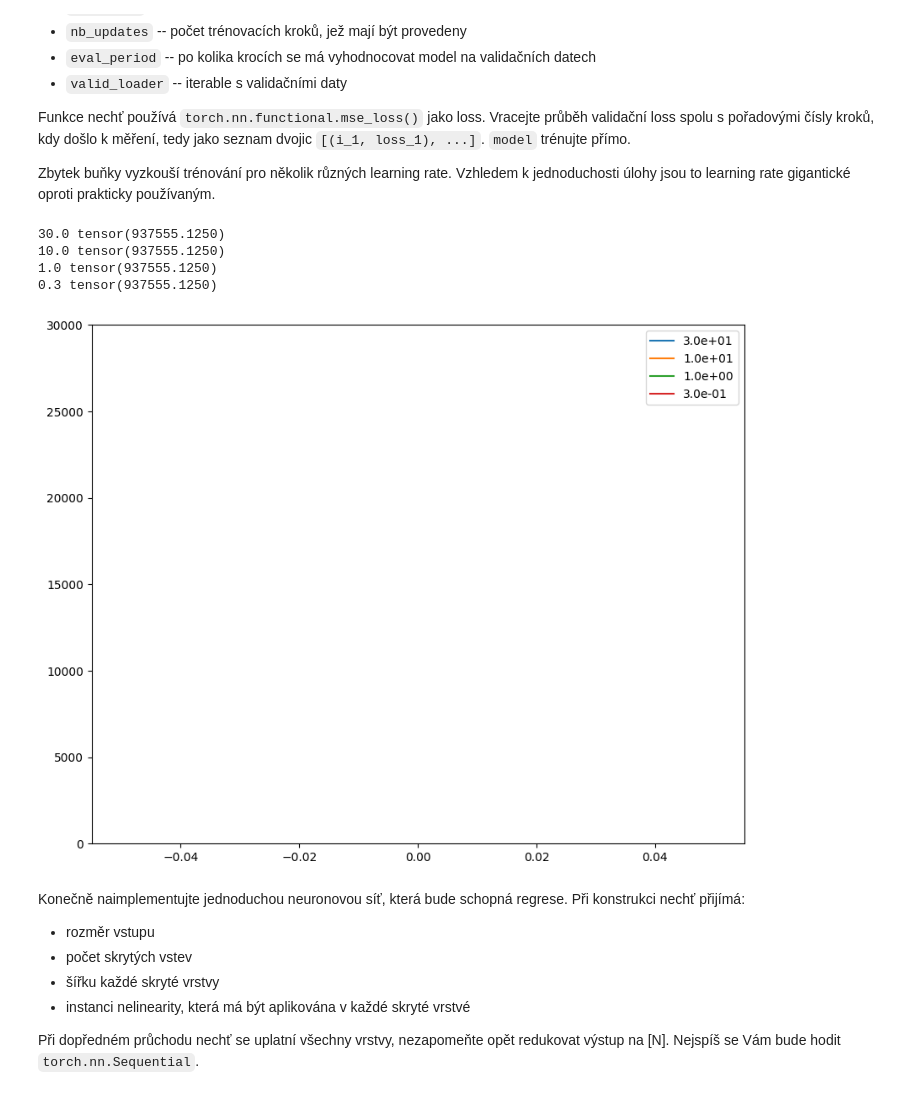
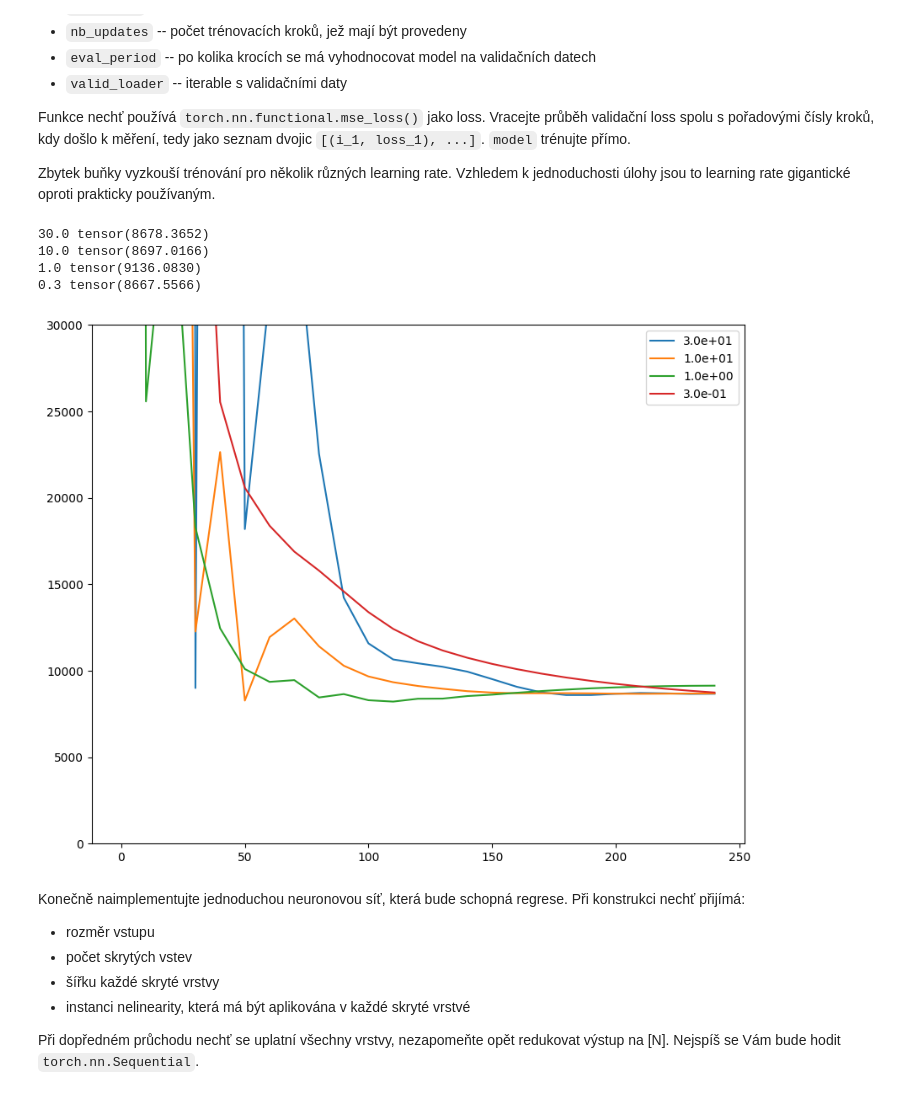
Before and after one commit to dnosko/SUI, a Jupyter notebook: proj3/zadani.ipynb, the cells around one changed output. Saved outputs shown, nothing was run; the diff lists cells and outputs as text; code cells hidden in the pictures.

Commit message:
train model, but sth is wrong

```diff
--- a/proj3/zadani.ipynb
+++ b/proj3/zadani.ipynb
@@ -338,39 +338,50 @@ Vracejte průběh validační loss spolu s pořadovými čísly kroků, kdy doš
 Zbytek buňky vyzkouší trénování pro několik různých learning rate.
 Vzhledem k jednoduchosti úlohy jsou to learning rate gigantické oproti prakticky používaným.
 # %%
-train_loader = None
+train_loader = torch.utils.data.DataLoader(train_dataset, batch_size=32, shuffle=False, drop_last=False)
 
-train_stream = None
+train_stream = next(iter(train_loader))
 
 def train(model, train_stream, optimizer, nb_updates, eval_period, valid_loader):
     valid_progress = []
 
     model.train()
     for i in range(nb_updates):
-        pass
+        t_in, t_labels = train_stream
+        y = model.forward(t_in)
+        loss = torch.nn.functional.mse_loss(y, t_labels)
+        optimizer.zero_grad()
+        loss.backward()
+        optimizer.step()
+
+        if i % eval_period == 0:
+            def eval_model():
+                return evaluate(model, valid_loader)
+            optimizer.step(eval_model)
+            valid_progress.append((i, eval_model()))
 
     return valid_progress
 
 def lr_progress(lr):
     linear_predictor = LinearRegression(train_dataset.in_dim)
     optimizer = torch.optim.Adam(linear_predictor.parameters(), lr)
     progress = train(linear_predictor, train_stream, optimizer, 250, 10, valid_loader)
     print(lr, evaluate(linear_predictor, valid_loader))
     return progress
 
 plt.figure(figsize=(10, 8))
 for lr in [3e+1, 1e+1, 1e+0, 3e-1]:
     progress = lr_progress(lr)
     plt.plot([item[0] for item in progress], [item[1] for item in progress], label=f"{lr:.1e}")
 plt.legend()
 plt.ylim(0, 30000)
 plt.show()
 # %% [output]
-30.0 tensor(937555.1250)
-10.0 tensor(937555.1250)
-1.0 tensor(937555.1250)
-0.3 tensor(937555.1250)
+30.0 tensor(8678.3652)
+10.0 tensor(8697.0166)
+1.0 tensor(9136.0830)
+0.3 tensor(8667.5566)
-[figure, old version]
+[figure, new version]
 # %% [markdown]
 Konečně naimplementujte jednoduchou neuronovou síť, která bude schopná regrese.
 Při konstrukci nechť přijímá:
```
